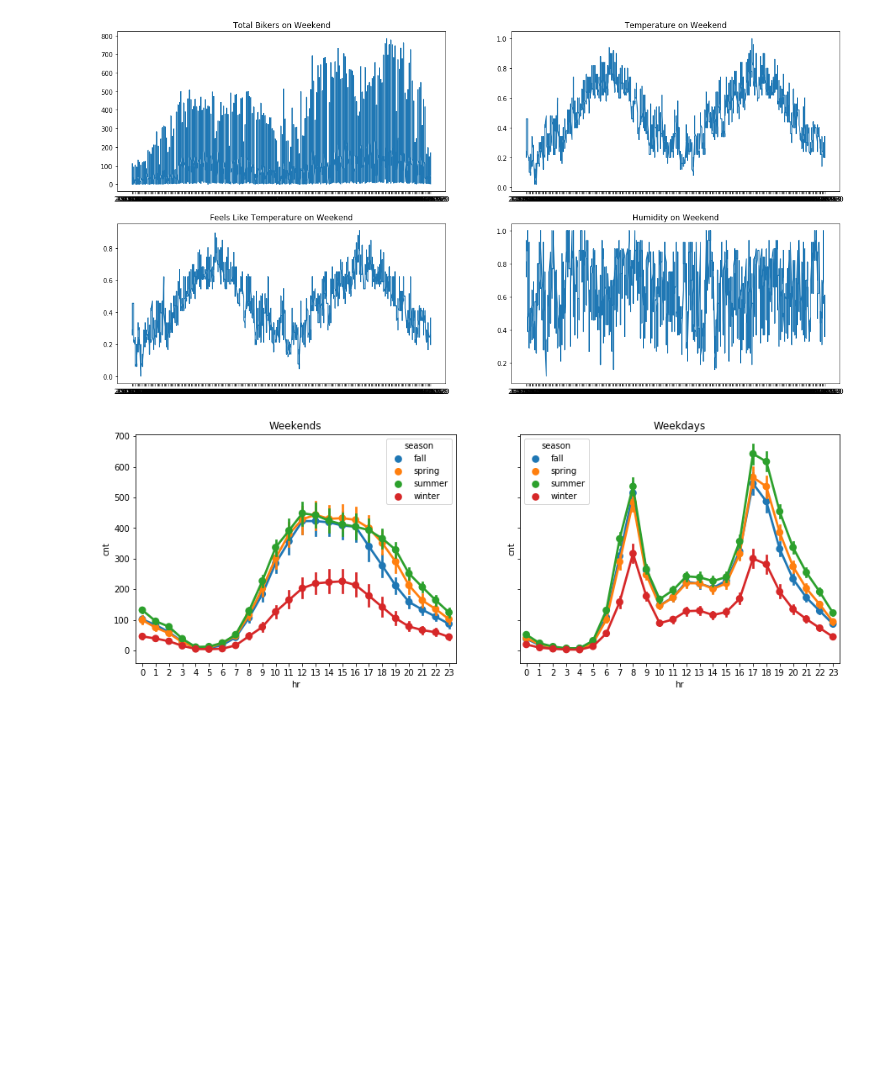
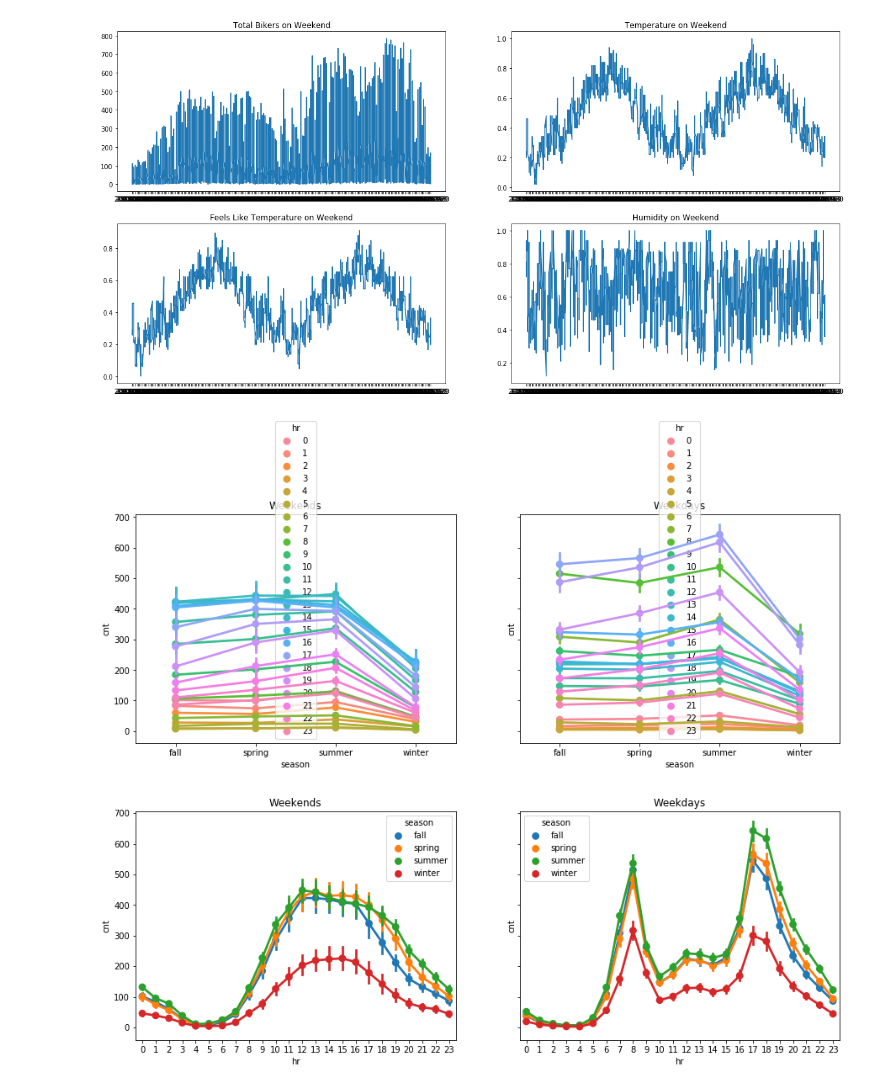
Before and after one commit to mradazoury/Bike_Prediction_Python_group_project, a Jupyter notebook: Bike-Sharing-Dataset 2/Group_Start-Copy.ipynb, the cells around one changed output. Cells and saved outputs as stored; diff of their text form; code cells hidden in the pictures; blank space fills up the shorter version.

```diff
--- a/Bike-Sharing-Dataset 2/Group_Start-Copy.ipynb
+++ b/Bike-Sharing-Dataset 2/Group_Start-Copy.ipynb
@@ -384,6 +420,29 @@ plt.title('Humidity on Weekend')
 # %% [output]
 Text(0.5, 1.0, 'Humidity on Weekend')
 [figure]
+# %%
+fig,ax = plt.subplots(1,2,sharey=True,sharex=True,figsize=(15,5))
+#plt.figure(figsize=(1000,1000))
+sns.pointplot(data=we_hr[['season',
+                           'cnt',
+                           'hr']],
+              x='season',
+              y='cnt',
+              hue='hr',
+              ax=ax[0])
+sns.pointplot(data=wd_hr[['season',
+                           'cnt',
+                           'hr']],
+              x='season',
+              y='cnt',
+              hue='hr',
+              ax=ax[1])
+ax[0].set(title="Weekends")
+ax[1].set(title="Weekdays")
+plt.show()
+fig.savefig('test2')
+# %% [output]
+[figure, added]
 # %%
 fig,ax = plt.subplots(1,2,sharey=True,sharex=True,figsize=(15,5))
 #plt.figure(figsize=(1000,1000))
```
Also changed, not shown: parts of 14 cells of this notebook, 12 other files.
